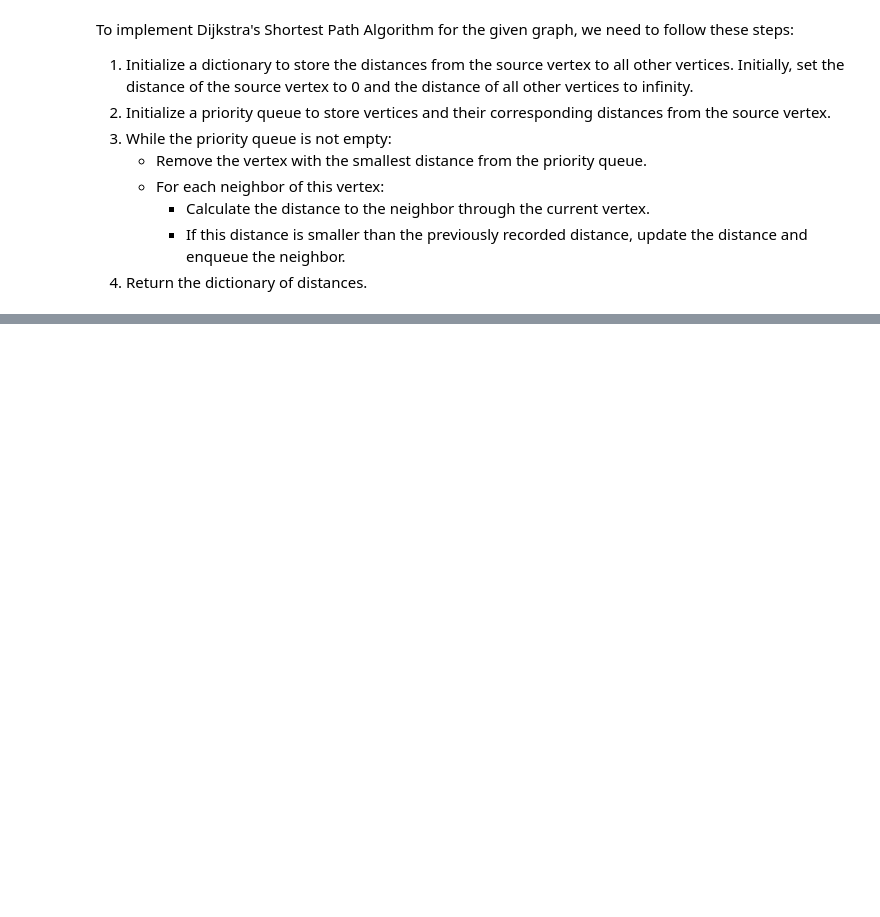
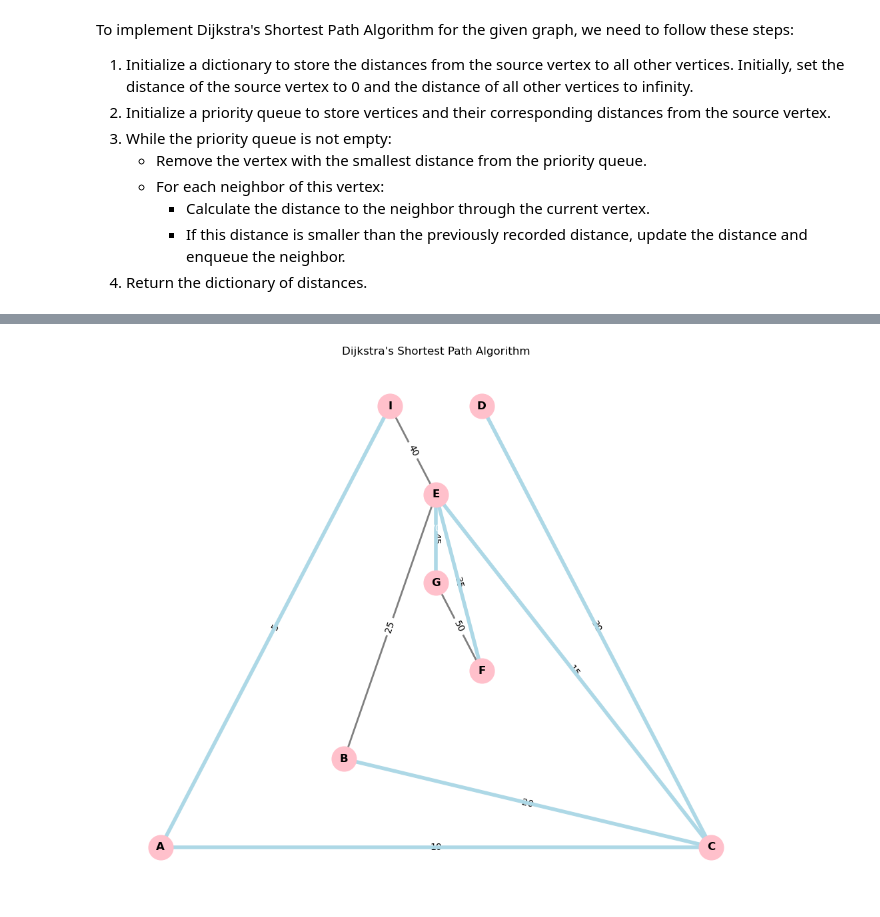
Before and after one commit to zphrc/Discrete_Math_2, a Jupyter notebook: Roca_Assignments/Lecture_4.ipynb, the cells around one changed output, grey strips where cells are left out. Saved outputs shown, nothing was run; the diff lists cells and outputs as text; code cells hidden in the pictures; blank space fills up the shorter version.

```diff
--- a/Roca_Assignments/Lecture_4.ipynb
+++ b/Roca_Assignments/Lecture_4.ipynb
@@ -311,0 +204,58 @@ Shortest Paths from vertex A: {'A': 0, 'B': 155, 'C': 57, 'D': 111, 'E': 99, 'F'
+# %%
+import networkx as nx
+import matplotlib.pyplot as plt
+
+def dijkstra(graph, start):
+    distance = {node: float('inf') for node in graph.nodes()}
+    distance[start] = 0
+    visited = set()
+
+    while len(visited) < len(graph.nodes()):
+        current_node = min((node for node in graph.nodes() if node not in visited), key=lambda x: distance[x])
+        visited.add(current_node)
+
+        for neighbor in graph.neighbors(current_node):
+            if neighbor not in visited:
+                new_distance = distance[current_node] + graph[current_node][neighbor].get('weight', 1)
+                if new_distance < distance[neighbor]:
+                    distance[neighbor] = new_distance
+
+    # Plot the graph
+    plt.figure(figsize=(10, 8))
+    G = nx.Graph()
+    G.add_nodes_from(["A","B","C","D","E","F","G","I"])
+    edgelist = [("A", "C", 10), ("A", "I", 5), ("C", "B", 20), ("C", "E", 15), ("C", "D", 30), ("B", "E", 25), ("I", "E", 40), ("E", "F", 35), ("F", "G", 50), ("G", "E", 45)]
+    G.add_weighted_edges_from(edgelist)
+
+    # Plot the graph
+    pos = nx.planar_layout(G)
+    nx.draw(G, pos=pos, with_labels=True, node_size=700, node_color='pink', font_size=12, font_weight='bold', edge_color='gray', width=2)
+
+    # Display edge labels
+    edge_labels = nx.get_edge_attributes(G, 'weight')
+    nx.draw_networkx_edge_labels(G, pos=pos, edge_labels=edge_labels, font_color='black')
+
+    # Annotate nodes with their distances from the start node
+    for node, dist in distance.items():
+        plt.text(pos[node][0], pos[node][1] + 0.1, f'{dist}', ha='center', va='center', fontsize=10, color='white')
+
+    # Draw the minimum spanning tree edges in light blue
+    MST_edges = nx.minimum_spanning_edges(G)
+    for u, v, data in MST_edges:
+        nx.draw_networkx_edges(G, pos, edgelist=[(u, v)], width=4, edge_color='lightblue')
+
+    # Set the title
+    plt.title("Dijkstra's Shortest Path Algorithm")
+
+    plt.show()
+
+# Create a graph
+G = nx.Graph()
+G.add_nodes_from(["A","B","C","D","E","F","G","I"])
+edgelist = [("A", "C", 10), ("A", "I", 5), ("C", "B", 20), ("C", "E", 15), ("C", "D", 30), ("B", "E", 25), ("I", "E", 40), ("E", "F", 35), ("F", "G", 50), ("G", "E", 45)]
+G.add_weighted_edges_from(edgelist)
+
+# Run Dijkstra's algorithm
+dijkstra(G, 'A')
+# %% [output]
+[figure, added]
```
Also changed, not shown: parts of 5 cells of this notebook.
